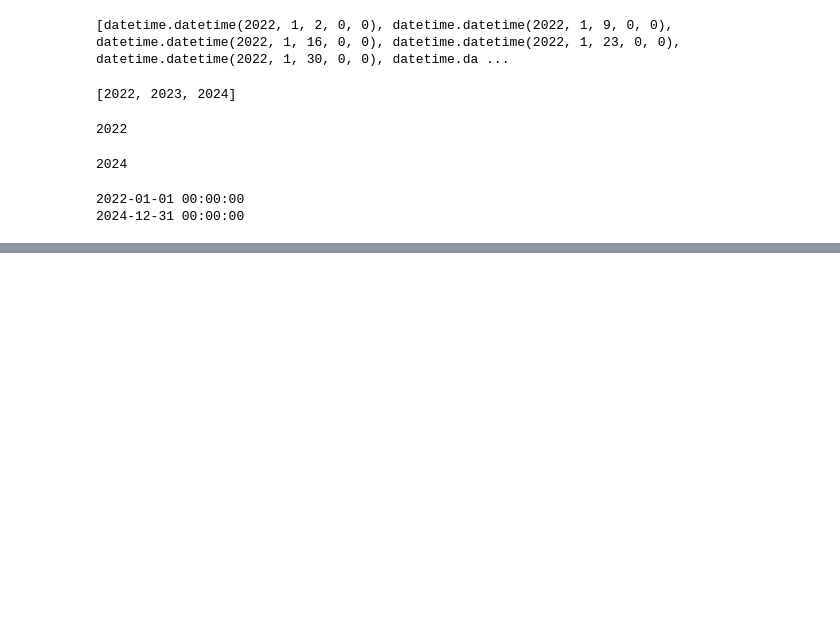
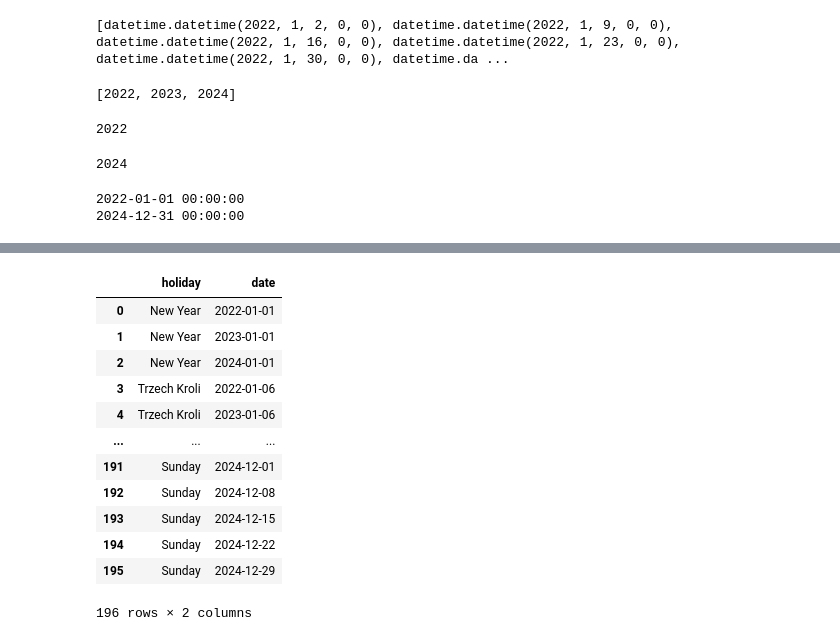
Before and after one commit to KonuTech/AirflowVariousDAGs, a Jupyter notebook: notebooks/holidays_PL.ipynb, the cells around one changed output, grey strips where cells are left out. Cells and saved outputs as stored; diff of their text form; code cells hidden in the pictures; blank space fills up the shorter version.

```diff
--- a/notebooks/holidays_PL.ipynb
+++ b/notebooks/holidays_PL.ipynb
@@ -203,3 +205,5 @@ holidays = df_melted.drop(columns='year_id')
+# %%
+holidays['date'] = pd.to_datetime(holidays['date'])
 # %%
 holidays
 # %% [output]
@@ -292,7 +296,7 @@ def get_sundays(years):
 
     return output
 # %%
-df = get_sundays(years)
+sundays = get_sundays(years)
 # %% [output]
 2022-01-01 00:00:00
 2024-12-31 00:00:00
@@ -314,0 +343,18 @@ df
+# %%
+calendar = pd.concat([holidays, sundays], ignore_index=True)
+# %%
+calendar
+# %% [output]
+|  | holiday | date |
+| 0 | New Year | 2022-01-01 |
+| 1 | New Year | 2023-01-01 |
+| 2 | New Year | 2024-01-01 |
+| 3 | Trzech Kroli | 2022-01-06 |
+| 4 | Trzech Kroli | 2023-01-06 |
+| ... | ... | ... |
+| 191 | Sunday | 2024-12-01 |
+| 192 | Sunday | 2024-12-08 |
+| 193 | Sunday | 2024-12-15 |
+| 194 | Sunday | 2024-12-22 |
+| 195 | Sunday | 2024-12-29 |
+196 rows × 2 columns
```
Also changed, not shown: parts of 6 cells of this notebook.
